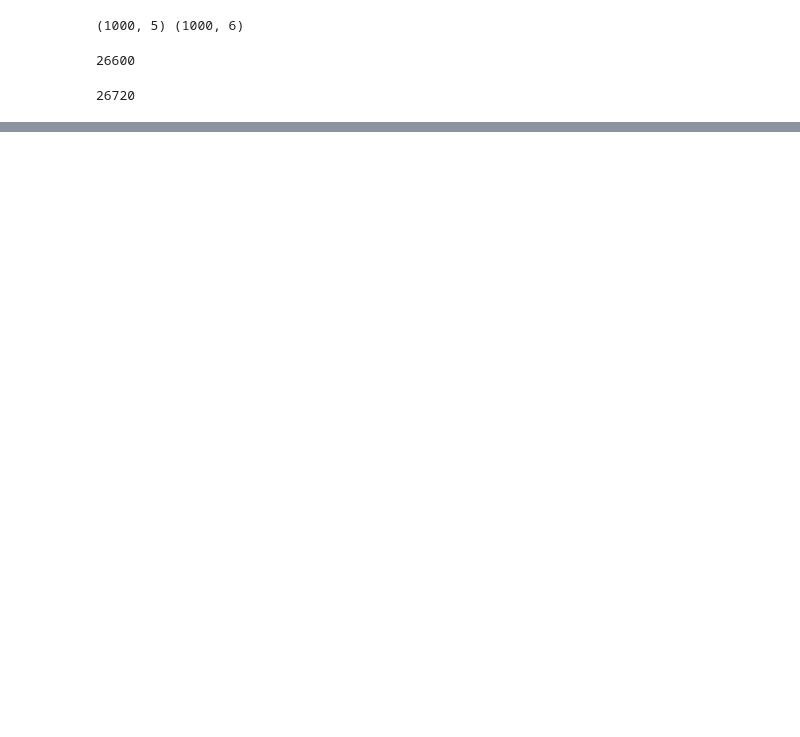
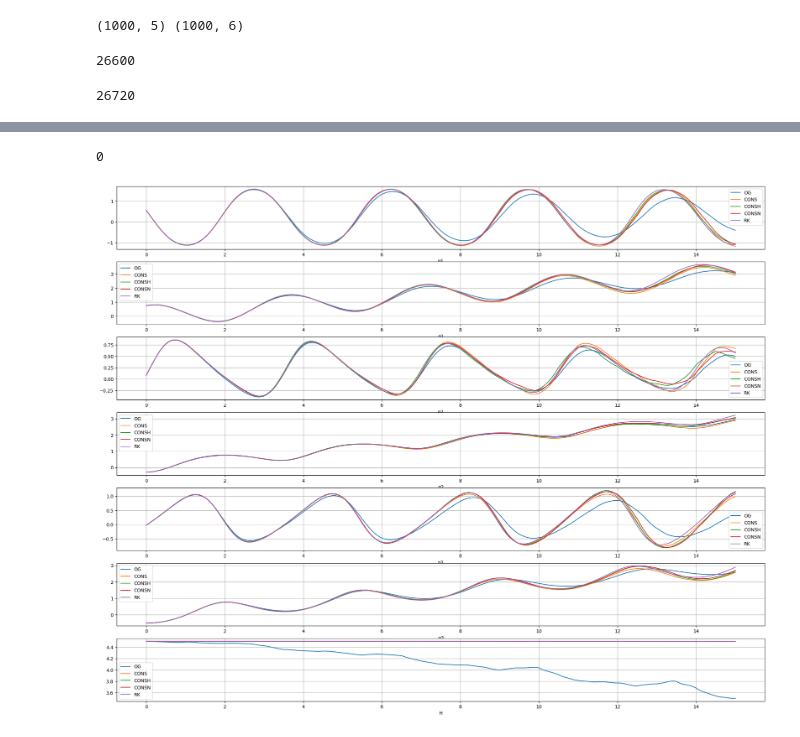
Before and after one commit to WasiimMK/CDeepONet, a Jupyter notebook: Linux/Compare Toda-Boundary Cond-BFGS.ipynb, the cells around one changed output, grey strips where cells are left out. Saved outputs shown, nothing was run; the diff lists cells and outputs as text; code cells hidden in the pictures; blank space fills up the shorter version.

```diff
--- a/Linux/Compare Toda-Boundary Cond-BFGS.ipynb
+++ b/Linux/Compare Toda-Boundary Cond-BFGS.ipynb
@@ -2003,6 +2462,7 @@ def run_test(num_models, num_exp, models_lst, params_lst, labels_lst, bfgs_lst)
                 e_0_arr = t_model[:, 2:]
 
                 xbfgs = find_min_bfgs(args_arr, e_0_arr)
+                # xbfgs = np.reshape(xbfgs, (-1,))
                 xbfgs_copy = np.copy(xbfgs)
 
                 xbfgs = xbfgs.at[:, 1].set(xbfgs_copy[:, 3])
@@ -2037,7 +2497,7 @@ def run_test(num_models, num_exp, models_lst, params_lst, labels_lst, bfgs_lst)
 
     # for i in range(num_models) :
 
-    for i in [3, 4] :
+    for i in [3, 4, 5] :
 
         for j in range(7) :
 
@@ -2167,41 +2646,44 @@ def time_step_run_test(t_end_val, num_models, num_exp, models_lst, params_lst, l
                 preds_error[i, c, j, 6] = np.mean(np.abs(H_rk[c*n:(c+1)*n] - preds[i, c, j, 6]))
 
 
-    fig = plt.figure(figsize=(25, 20))
+        fig = plt.figure(figsize=(25, 20))
 
-    num = [number for number in range(num_exp)]
-    x_labels = ["p1", "q1", "p2", "q2", "p3", "q3", "H"]
+        num = [number for number in range(num_exp)]
+        x_labels = ["p1", "q1", "p2", "q2", "p3", "q3", "H"]
 
 
-    for i in [0, 3, 4] :
+        for i in [0, 3, 4, 5] :
+
+            for j in range(7) :
+
+                plt.subplot(7, 1, j + 1)
+                plt.plot(t_ts, preds[0, :, i, j].flatten(), label = labels_lst[i])
+
+                plt.xlabel(x_labels[j])
+                plt.grid()
+                plt.legend()
 
         for j in range(7) :
 
             plt.subplot(7, 1, j + 1)
-            plt.plot(t_ts, preds[0, :, i, j].flatten(), label = labels_lst[i])
+
+            if j != 6 :
+                plt.plot(t_ts, sol_rk[:, j], label = "RK")
+            else:
+                plt.plot(t_ts, H_rk, label = "RK")
 
             plt.xlabel(x_labels[j])
             plt.grid()
             plt.legend()
 
-    for j in range(7) :
-
-        plt.subplot(7, 1, j + 1)
-
-        if j != 6 :
-            plt.plot(t_ts, sol_rk[:, j], label = "RK")
-        else:
-            plt.plot(t_ts, H_rk, label = "RK")
-
-        plt.xlabel(x_labels[j])
-        plt.grid()
-        plt.legend()
-
-    plt.show()
+        plt.show()
 
     return preds, preds_error
 # %%
-preds, preds_error = time_step_run_test(15.0, 5, 1, models_lst, params_lst, labels_lst, bfgs_lst)
+preds, preds_error = time_step_run_test(15.0, 6, 1, models_lst, params_lst, labels_lst, bfgs_lst)
+# %% [output]
+0
+[figure, added]
 # %%
 def compare_methods(num_trials, t_end_val) :
 
```
Also changed, not shown: parts of 16 cells of this notebook, 3 other files.
